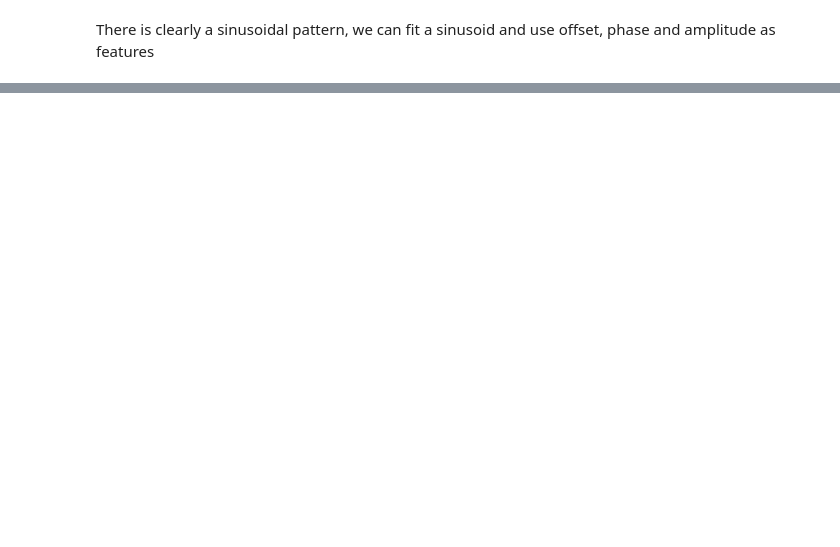
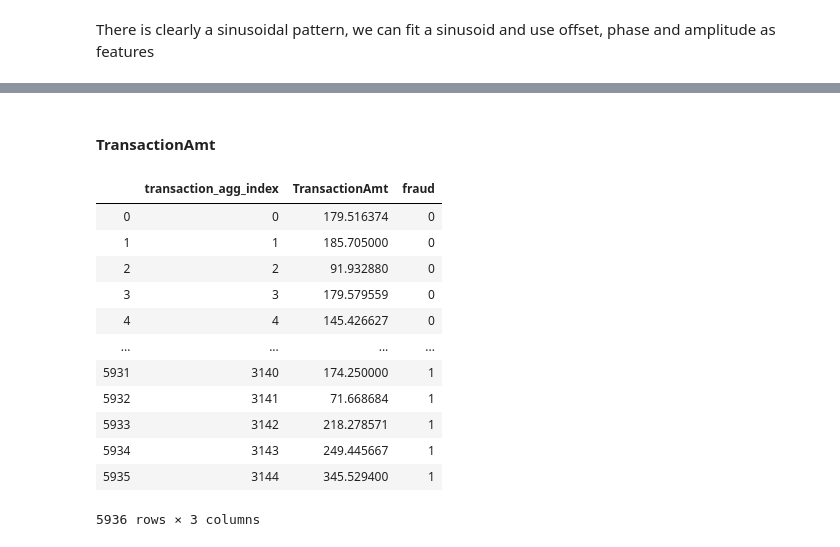
Before and after one commit to biggoron/kaggle-ieee-cis-fraud-detection, a Jupyter notebook: Untitled.ipynb, the cells around one changed output, grey strips where cells are left out. Cells and saved outputs as stored; diff of their text form; code cells hidden in the pictures; blank space fills up the shorter version.

```diff
--- a/Untitled.ipynb
+++ b/Untitled.ipynb
@@ -88,0 +114,29 @@ There is clearly a sinusoidal pattern, we can fit a sinusoid and use offset, pha
+# %% [markdown]
+#### TransactionAmt
+# %%
+trs2 = trs[["TransactionID", "TransactionDT", "TransactionAmt", "isFraud"]].copy()
+trs2["transaction_agg_index"] = (trs2.TransactionDT - trs2.TransactionDT.min()) // 5000
+agg_reg = (trs2[trs2.isFraud == 0].groupby("transaction_agg_index")
+                               .agg({"TransactionAmt": "mean"})[["TransactionAmt"]]
+                               .reset_index())
+agg_fraud = (trs2[trs2.isFraud == 1].groupby("transaction_agg_index")
+                                    .agg({"TransactionAmt": "mean"})[["TransactionAmt"]]
+                                    .reset_index())
+agg_reg["fraud"] = 0
+agg_fraud["fraud"] = 1
+agg = pd.concat((agg_reg, agg_fraud)).reset_index().drop(columns=["index"])
+agg
+# %% [output]
+|  | transaction_agg_index | TransactionAmt | fraud |
+| 0 | 0 | 179.516374 | 0 |
+| 1 | 1 | 185.705000 | 0 |
+| 2 | 2 | 91.932880 | 0 |
+| 3 | 3 | 179.579559 | 0 |
+| 4 | 4 | 145.426627 | 0 |
+| ... | ... | ... | ... |
+| 5931 | 3140 | 174.250000 | 1 |
+| 5932 | 3141 | 71.668684 | 1 |
+| 5933 | 3142 | 218.278571 | 1 |
+| 5934 | 3143 | 249.445667 | 1 |
+| 5935 | 3144 | 345.529400 | 1 |
+5936 rows × 3 columns
```
Also changed, not shown: parts of 19 cells of this notebook, 3 other files.
